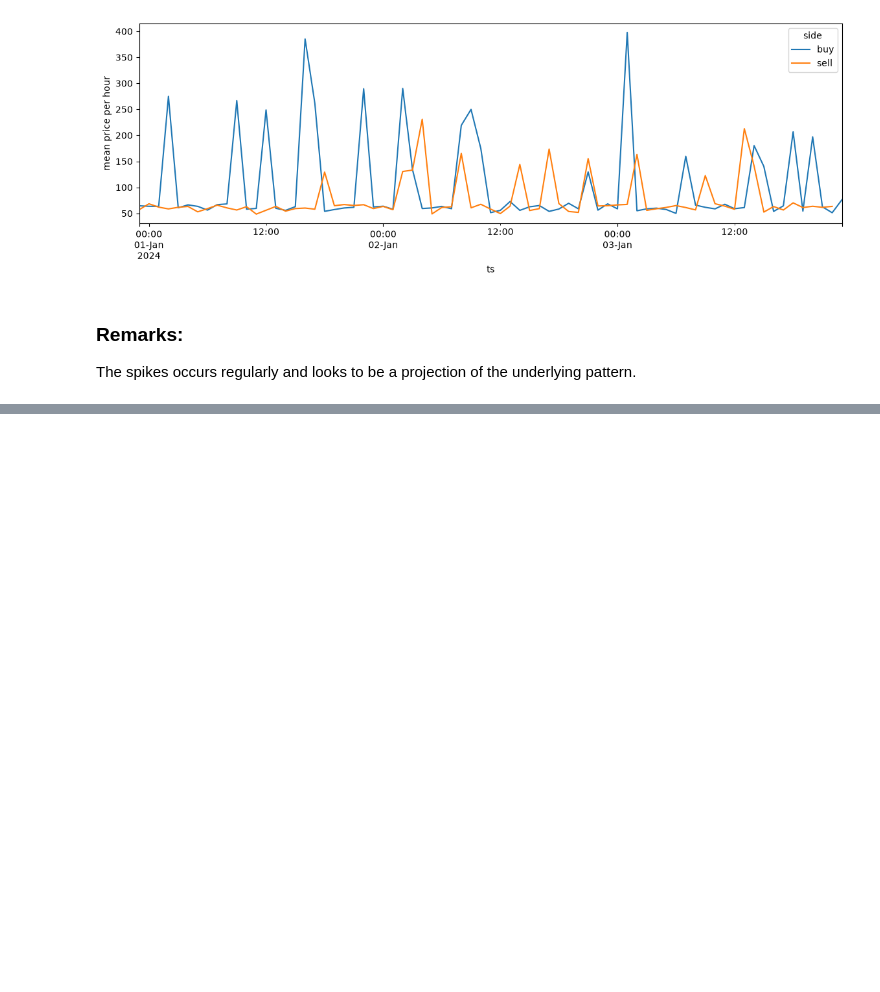
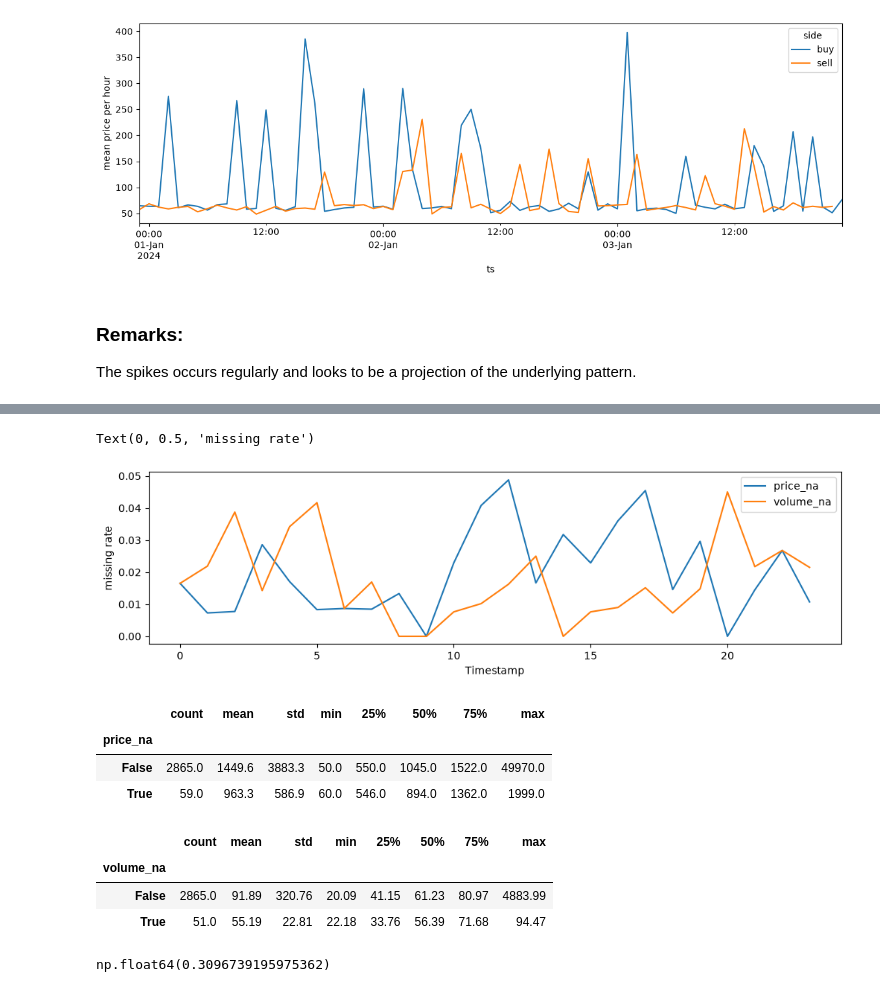
Before and after one commit to ef-cor/t1-coding-challenge-student-data-engineer-submission, a Jupyter notebook: analysis/raw_data_profile.ipynb, the cells around one changed output, grey strips where cells are left out. Cells and saved outputs as stored; diff of their text form; code cells hidden in the pictures; blank space fills up the shorter version.

Commit message:
Add missing value analysis

```diff
--- a/analysis/raw_data_profile.ipynb
+++ b/analysis/raw_data_profile.ipynb
@@ -360,0 +363,3 @@ The spikes occurs regularly and looks to be a projection of the underlying patte
+# %%
+miss = pd.DataFrame({"price_na": df["Price"].isna(), "volume_na": df["Volume"].isna()})
+miss.sum()
@@ -360,0 +406,27 @@ The spikes occurs regularly and looks to be a projection of the underlying patte
+# %%
+miss.groupby(ts.dt.hour).mean().plot(figsize=(12, 3))
+plt.ylabel("missing rate")
+# %% [output]
+Text(0, 0.5, 'missing rate')
+[figure, added]
+# %%
+df.groupby(miss["price_na"])["Volume"].describe().round(1)
+# %% [output]
+|  | count | mean | std | min | 25% | 50% | 75% | max |
+| price_na |  |  |  |  |  |  |  |  |
+| False | 2865.0 | 1449.6 | 3883.3 | 50.0 | 550.0 | 1045.0 | 1522.0 | 49970.0 |
+| True | 59.0 | 963.3 | 586.9 | 60.0 | 546.0 | 894.0 | 1362.0 | 1999.0 |
+# %%
+df.groupby(miss["volume_na"])["Price"].describe().round(2)
+# %% [output]
+|  | count | mean | std | min | 25% | 50% | 75% | max |
+| volume_na |  |  |  |  |  |  |  |  |
+| False | 2865.0 | 91.89 | 320.76 | 20.09 | 41.15 | 61.23 | 80.97 | 4883.99 |
+| True | 51.0 | 55.19 | 22.81 | 22.18 | 33.76 | 56.39 | 71.68 | 94.47 |
+# %%
+from scipy.stats import mannwhitneyu
+
+mannwhitneyu(df.loc[miss["price_na"], "Volume"].dropna(),
+             df.loc[~miss["price_na"], "Volume"].dropna()).pvalue
+# %% [output]
+np.float64(0.3096739195975362)
```
Also changed, not shown: parts of 13 cells of this notebook.
